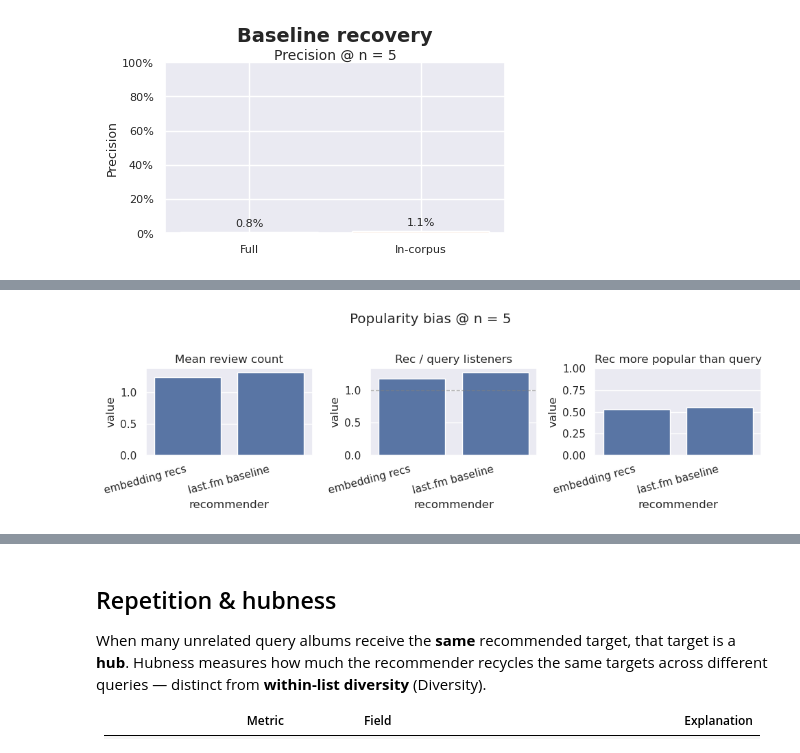
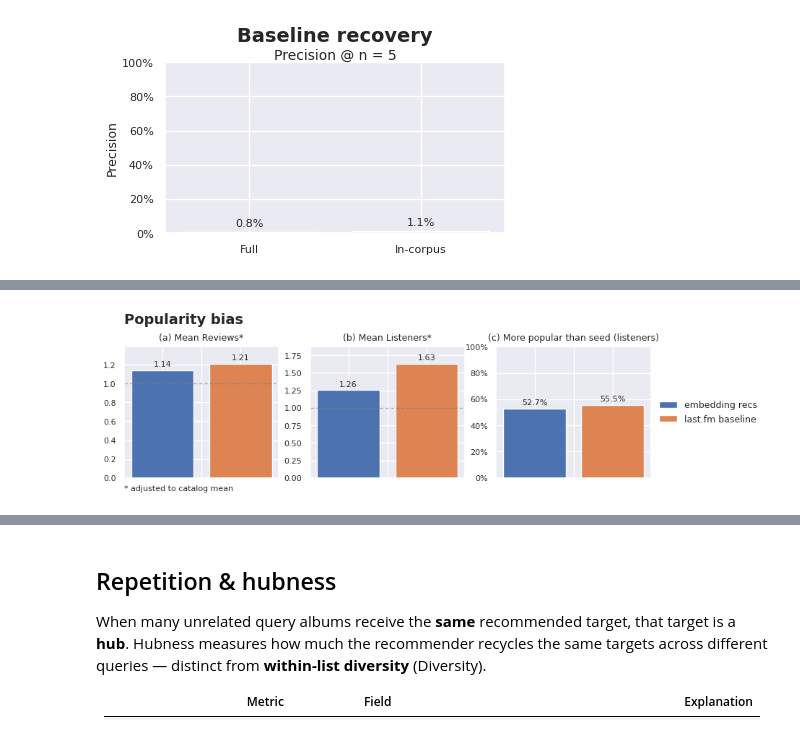
Before and after one commit to lbarleta/critical-listener, a Jupyter notebook: evaluation/lastfm_bench.ipynb, the cells around one changed output, grey strips where cells are left out. Saved outputs shown, nothing was run; the diff lists cells and outputs as text; code cells hidden in the pictures.

```diff
--- a/evaluation/lastfm_bench.ipynb
+++ b/evaluation/lastfm_bench.ipynb
@@ -212,20 +226,4 @@ show_theme(metrics_df, "popularity")
 # %%
-sub = show_theme(metrics_df, "popularity", n=TOP_N)
-
-panels = [
-    ("reviews", "mean_reviews_recs", "Mean review count", None, None),
-    ("listeners", "median_rec_query_ratio", "Rec / query listeners", None, 1.0),
-    ("listeners", "rec_more_popular_share", "Rec more popular than query", (0, 1), None),
-]
-
-fig, axes = plt.subplots(1, 3, figsize=(10, 3))
-for ax, (variant, metric, title, ylim, hline) in zip(axes, panels):
-    row = sub[(sub["variant"] == variant) & (sub["metric"] == metric)].iloc[0]
-    plot_recommender_bars(ax, row, title=title, ylim=ylim, hline=hline)
-
-fig.suptitle(f"Popularity bias @ n = {TOP_N}", y=1.02)
-
-plt.tight_layout()
-plt.show()
+plot_popularity_bars(metrics_df, n=TOP_N)
 # %% [output]
-[figure, old version]
+[figure, new version]
```
Also changed, not shown: parts of 20 cells of this notebook, 5 other files.
